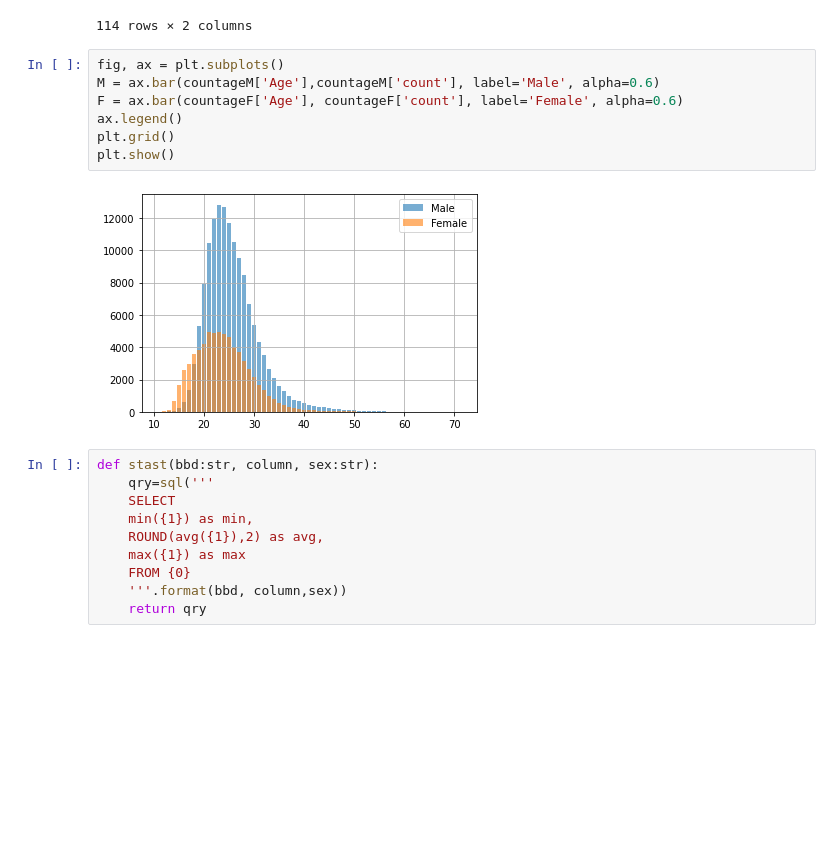
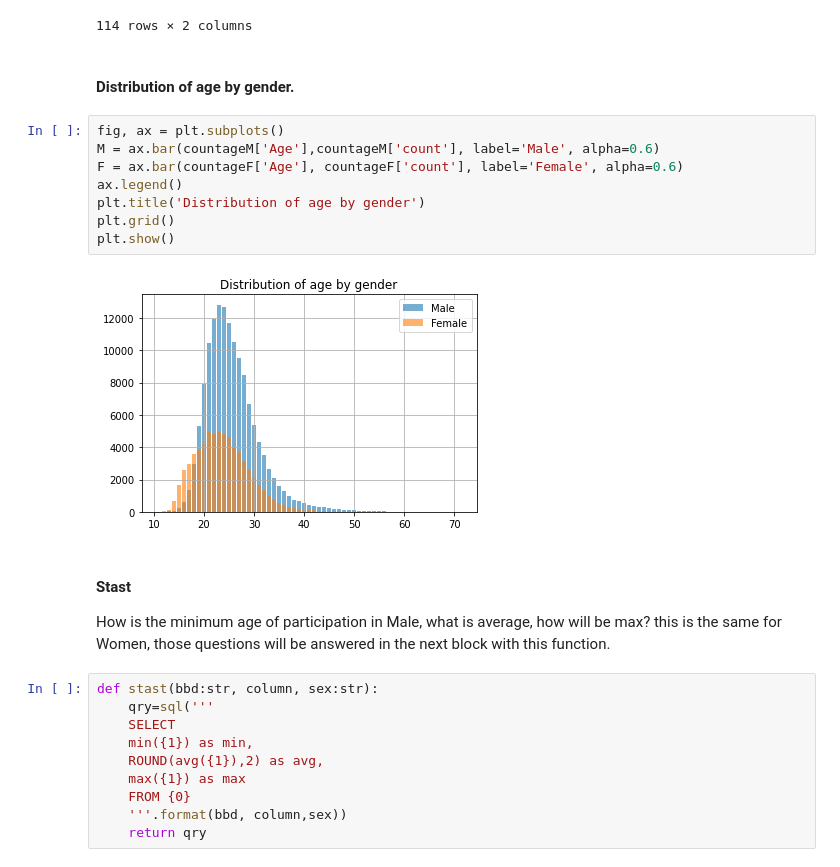
Before and after one commit to Hramos93/PandasSQL-StastSports, a Jupyter notebook: StastSport.ipynb, the cells around one changed output. Drawn from its saved outputs; the diff is of its cells as text; blank space fills up the shorter version.

```diff
--- a/StastSport.ipynb
+++ b/StastSport.ipynb
@@ -80,15 +75,21 @@ count.sort_values(by='Age', ascending=False)
 | Male | 12.0 | 3 |
 | Female | 11.0 | 6 |
 114 rows × 2 columns
+# %% [markdown]
+#### Distribution of age by gender.
 # %%
 fig, ax = plt.subplots()
 M = ax.bar(countageM['Age'],countageM['count'], label='Male', alpha=0.6)
 F = ax.bar(countageF['Age'], countageF['count'], label='Female', alpha=0.6)
 ax.legend()
+plt.title('Distribution of age by gender')
 plt.grid()
 plt.show()
 # %% [output]
-[figure, old version]
+[figure, new version]
+# %% [markdown]
+#### Stast
+How is the minimum age of participation in Male, what is average, how will be max? this is the same for Women, those questions will be answered in the next block with this function.
 # %%
 def stast(bbd:str, column, sex:str):
     qry=sql('''
```
Also changed, not shown: parts of 32 cells of this notebook, 16 other files.
